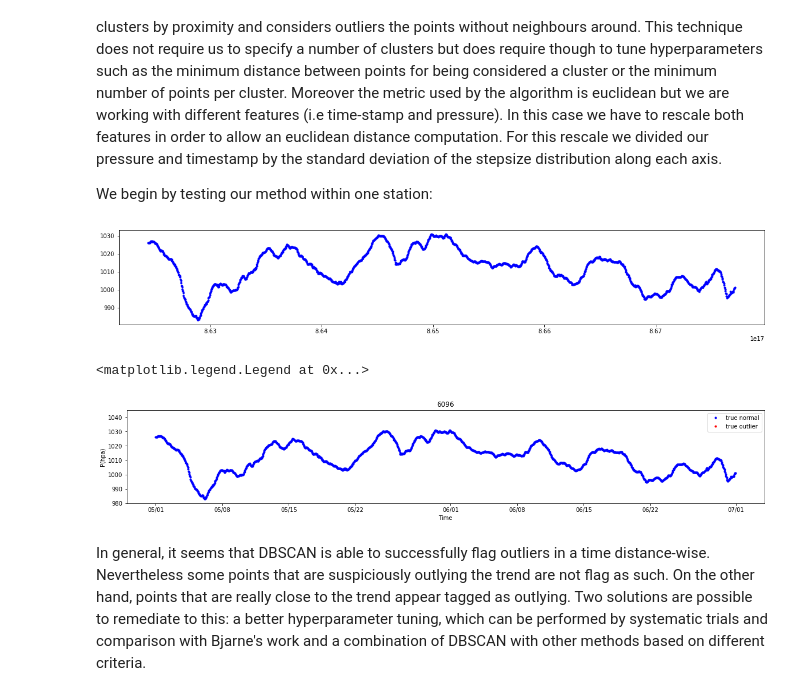
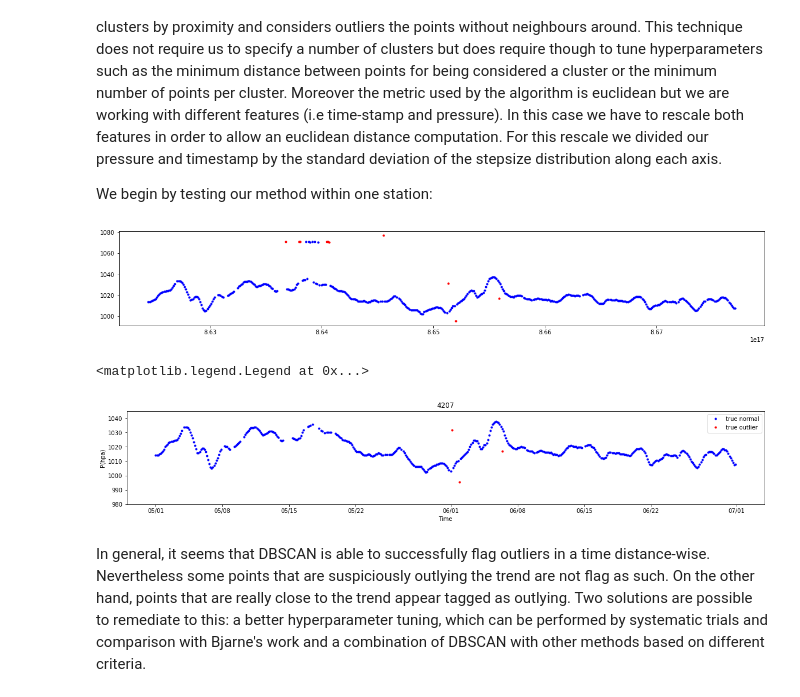
Before and after one commit to tomasfbouvier/Meteorological_Data_quality_assesment, a Jupyter notebook: pressure_check.ipynb, the cells around one changed output. Drawn from its saved outputs; the diff is of its cells as text; code cells hidden in the pictures.

```diff
--- a/pressure_check.ipynb
+++ b/pressure_check.ipynb
@@ -242,6 +262,14 @@ We begin by testing our method within one station:
 from sklearn.cluster import DBSCAN
 
 def time_consistency_test(station):
+    """
+    Parameters
+    ----------
+        - station: objective station from which the time-series points will be clustered
+    Output
+    ------
+        - predict: closure functiuon that evaluates wether a given point belongs to a cluster or not
+    """
 
     x, f= create_sets(station)
     y=f(x)
@@ -258,13 +286,20 @@ def time_consistency_test(station):
     X[:,0]/=scaling_factor_x
     X[:,1]/=scaling_factor_y
 
+    def predict(x, y):
+        """
+            Parameters
+            ----------
+                - (x,y): set of points that define the time-series
+            Output
+            ------
+                - Boolean: test result (True/False)
+            TODO
+            ----
+                - Turn it into computationally efficient. Remove points for calculation
+        """
 
-
-    def predict(x, y):
         X_aux=np.array([[x,y]])
-        #X= X.T
-
-
         X_aux[:,0]/=scaling_factor_x
         X_aux[:,1]/=scaling_factor_y
 
@@ -283,20 +318,20 @@ def time_consistency_test(station):
 # %%
 plt.figure(figsize=(20,3))
 
-my_station=6096
+my_station=4207
 
 clust=  time_consistency_test(my_station)
 
 x,f= create_sets(my_station)
 y= f(x)
 
 for i in range(len(x)):
     if (clust(x[i], y[i])==True):
         plt.plot(x[i], f(x[i]), 'r.')
     else:
         plt.plot(x[i], f(x[i]), 'b.')
 # %% [output]
-[figure, old version]
+[figure, new version]
 # %%
 fig, ax = plt.subplots(1, figsize=(20,3), sharex=True)
 
@@ -314,7 +349,7 @@ ax.set_ylabel("P(hpa)")
 ax.legend(loc='best')
 # %% [output]
 <matplotlib.legend.Legend at 0x...>
-[figure, old version]
+[figure, new version]
 # %% [markdown]
 In general, it seems that DBSCAN is able to successfully flag outliers in a time distance-wise. Nevertheless some points that are suspiciously outlying the trend are not flag as such. On the other hand, points that are really close to the trend appear tagged as outlying. Two solutions are possible to remediate to this: a better hyperparameter tuning, which can be performed by systematic trials and comparison with Bjarne's work and a combination of DBSCAN with other methods based on different criteria.
 # %% [markdown]
```
Also changed, not shown: parts of 15 cells of this notebook.
